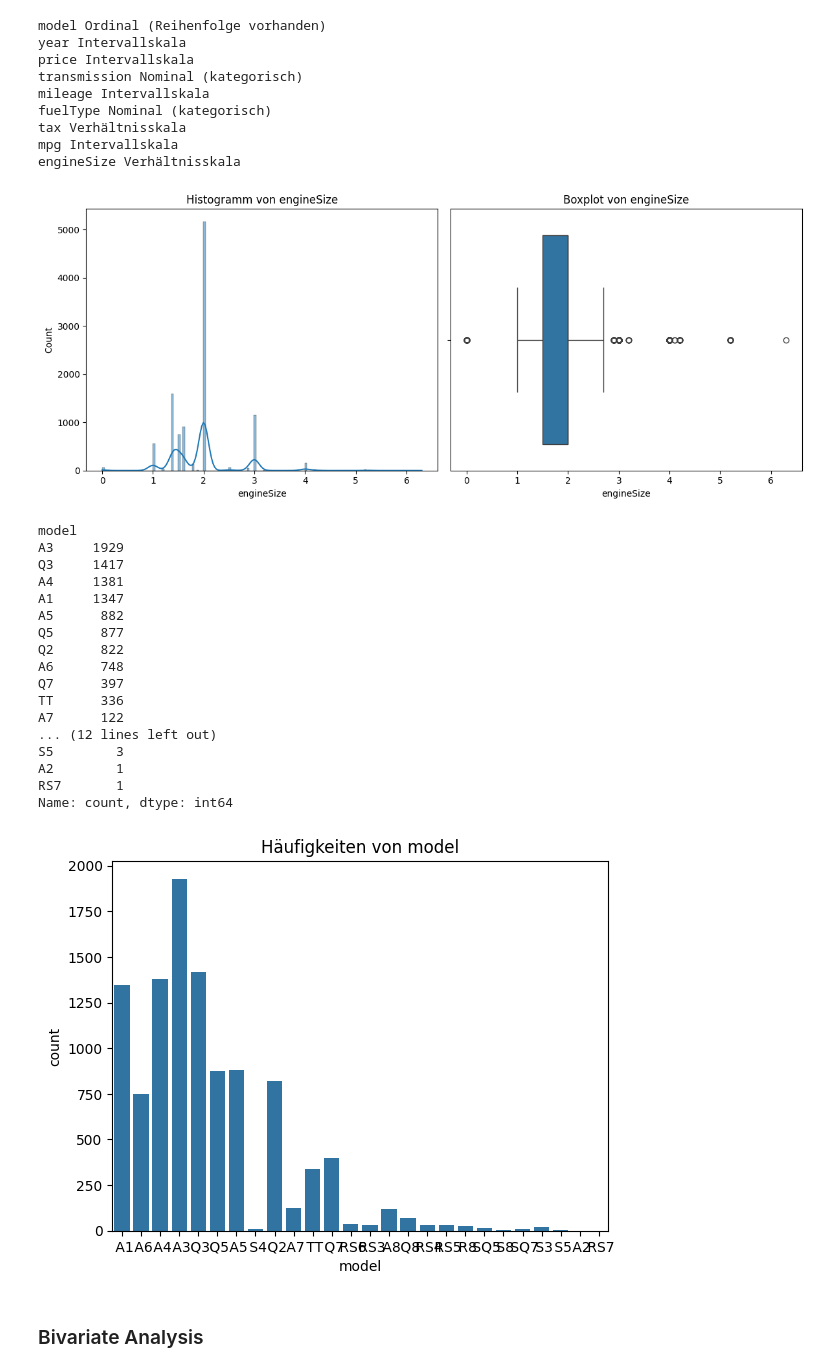
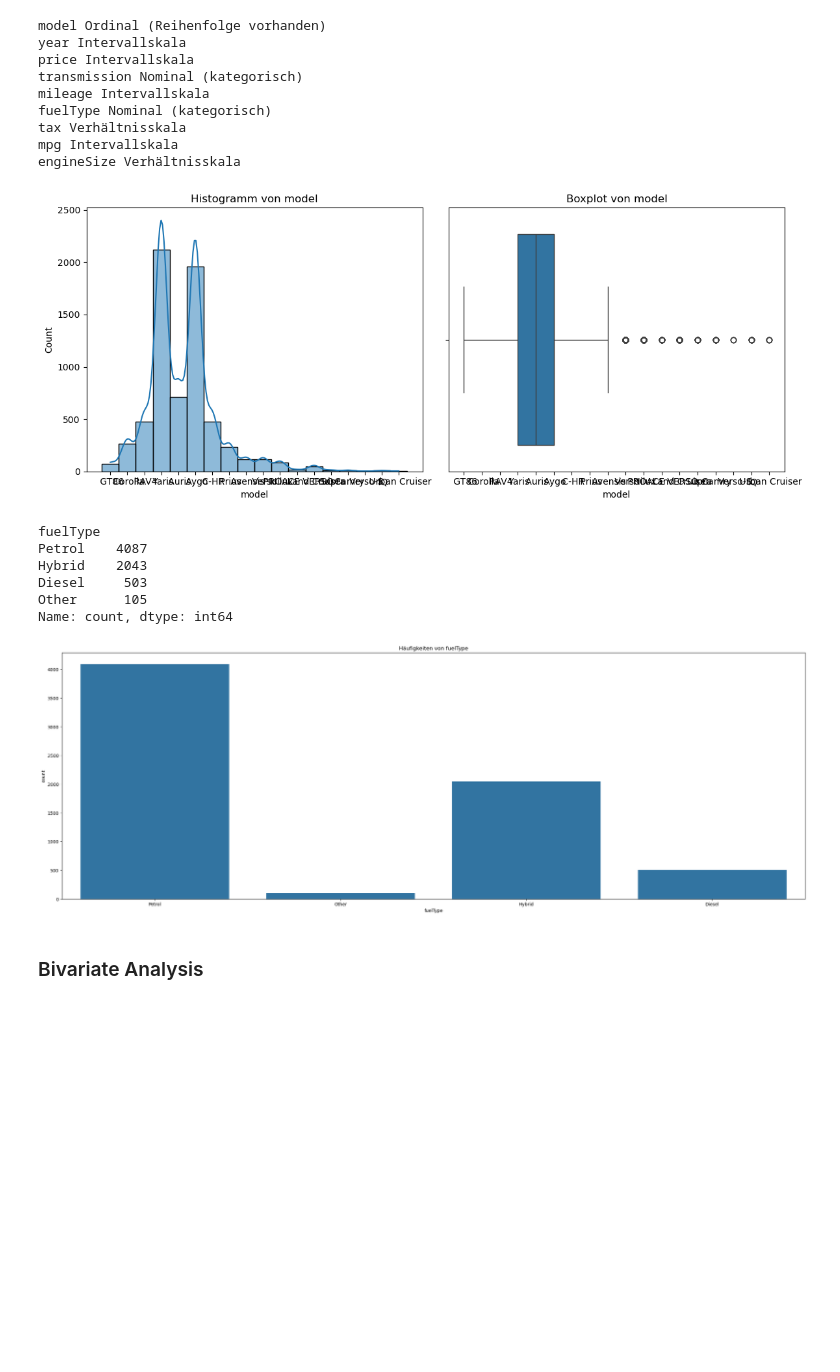
Before and after one commit to itsinfi/data-science-software-engineering-course, a Jupyter notebook: 02_used_car/uc_cluster_analysis_CRISP-DM.ipynb, the cells around one changed output. Cells and saved outputs as stored; diff of their text form; code cells hidden in the pictures; blank space fills up the shorter version.

Commit message:
0.423 silhouette score cluster analysis toyota

```diff
--- a/02_used_car/uc_cluster_analysis_CRISP-DM.ipynb
+++ b/02_used_car/uc_cluster_analysis_CRISP-DM.ipynb
@@ -39,9 +39,7 @@ Data: Based on Used Car data from https://www.kaggle.com/datasets/adityadesai13/
 # %%
 # Import Data sets
 
-df = pd.read_csv("audi.csv")
-#df = pd.read_csv("bmw.csv")
-#df = pd.read_csv("ford.csv")
+df = pd.read_csv("toyota.csv")
 # %% [markdown]
 ### 2.2 Daten beschreiben
 # %%
@@ -138,12 +136,13 @@ mpg Intervallskala
 engineSize Verhältnisskala
 # %%
 # Histogramm & Boxplot for numerical variables
-#num_col = "year"
-#num_col = "price"
-#num_col = "mileage"
-#num_col = "tax"
+# num_col = "year"
+# num_col = "price"
+# num_col = "mileage"
+# num_col = "tax"
 #num_col = "mpg"
-num_col = "engineSize"
+# num_col = "engineSize"
+num_col = 'model'
 
 plt.figure(figsize=(12, 5))
 
@@ -158,38 +157,28 @@ plt.title(f'Boxplot von {num_col}')
 plt.tight_layout()
 plt.show()
 # %% [output]
-[figure, old version]
+[figure, new version]
 # %%
 # for nomminal variables
-cat_col = "model"
-#cat_col = "transmission"
-#cat_col = "fuelType"
+# cat_col = "model"
+# cat_col = "tax"
+cat_col = "fuelType"
 
 print(df[cat_col].value_counts())
 
 # Balkendiagramm
+plt.figure(figsize=(30, 10))
 sns.countplot(x=df[cat_col])
 plt.title(f'Häufigkeiten von {cat_col}')
 plt.show()
 # %% [output]
-model
-A3     1929
-Q3     1417
-A4     1381
-A1     1347
-A5      882
-Q5      877
-Q2      822
-A6      748
-Q7      397
-TT      336
-A7      122
-... (12 lines left out)
-S5        3
-A2        1
-RS7       1
+fuelType
+Petrol    4087
+Hybrid    2043
+Diesel     503
+Other      105
 Name: count, dtype: int64
-[figure, old version]
+[figure, new version]
 # %% [markdown]
 ### Bivariate Analysis
 # %%
```
Also changed, not shown: parts of 28 cells of this notebook.
